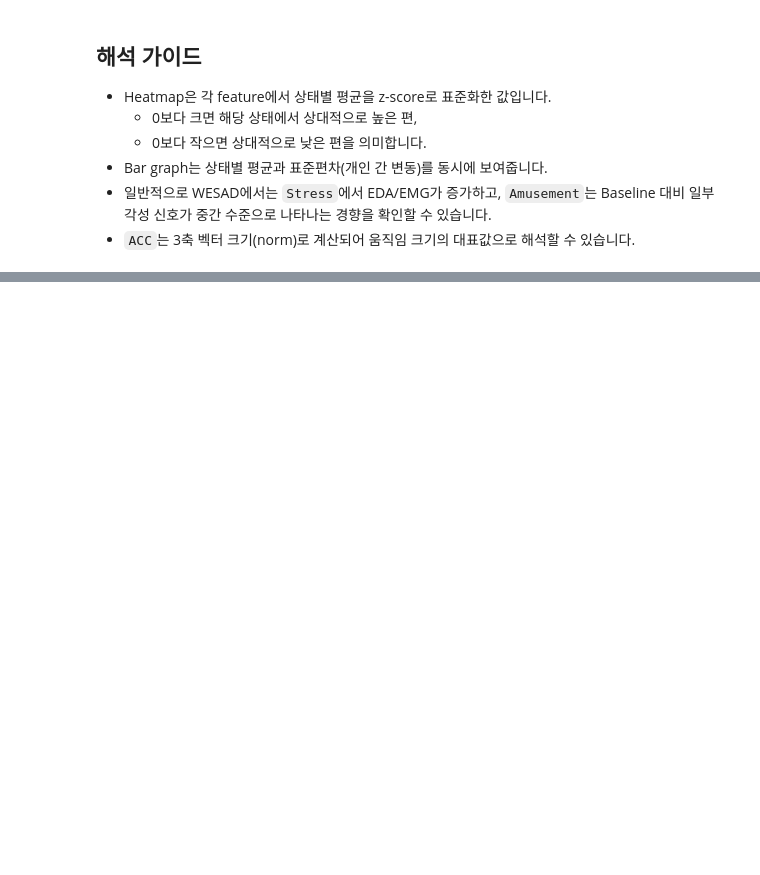
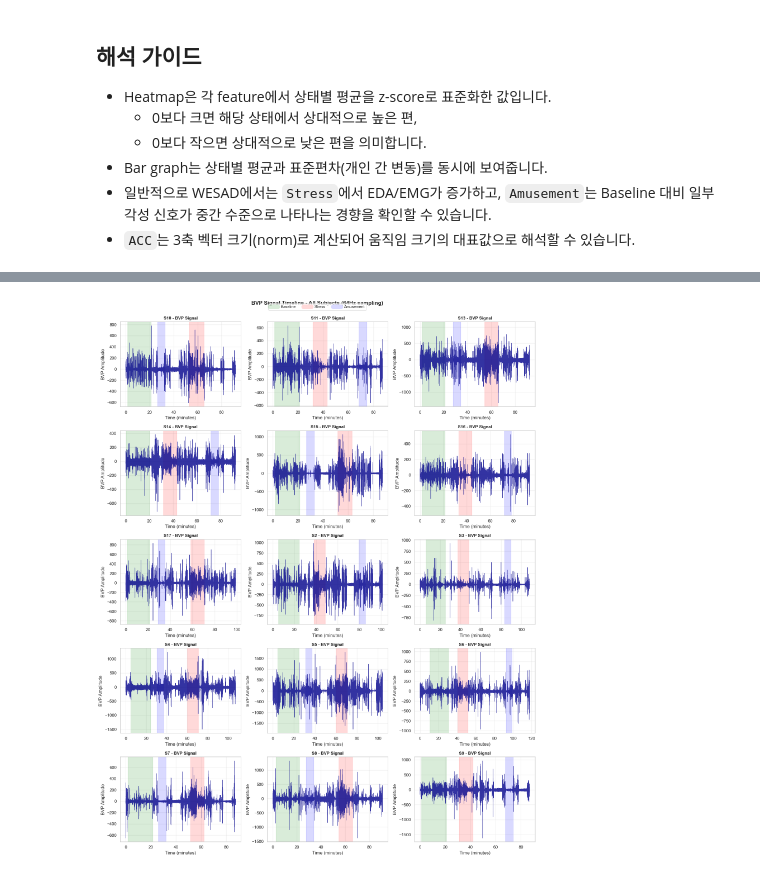
Before and after one commit to binghin2/Research, a Jupyter notebook: WESAD_classification/Data_analysis/Dataset_figure.ipynb, the cells around one changed output, grey strips where cells are left out. Cells and saved outputs as stored; diff of their text form; code cells hidden in the pictures; blank space fills up the shorter version.

```diff
--- a/WESAD_classification/Data_analysis/Dataset_figure.ipynb
+++ b/WESAD_classification/Data_analysis/Dataset_figure.ipynb
@@ -177,0 +253,79 @@ plt.show()
+# %%
+# 색상 맵 정의
+color_map = {1: "green", 2: "red", 3: "blue"}
+label_names = {1: "Baseline", 2: "Stress", 3: "Amusement"}
+
+# 모든 subject의 BVP timeline 그리기
+n_subjects = len(bvp_per_subject)
+n_cols = 3
+n_rows = (n_subjects + n_cols - 1) // n_cols
+
+fig, axes = plt.subplots(n_rows, n_cols, figsize=(16, 4 * n_rows))
+axes = axes.flatten()
+
+for idx, (subject_id, data) in enumerate(sorted(bvp_per_subject.items())):
+    ax = axes[idx]
+
+    bvp = data["bvp"]
+    labels = data["labels"]
+    sr = data["sr"]
+
+    # 라벨을 BVP 길이에 맞춰 정렬 (보간)
+    aligned_labels = align_labels_to_signal(len(bvp), labels)
+
+    # 시간축 (분 단위)
+    time_seconds = np.arange(len(bvp)) / sr
+    time_minutes = time_seconds / 60.0
+
+    # 배경색: 상태별로 표시
+    target_states = [1, 2, 3]
+    current_label = aligned_labels[0]
+    start_idx = 0
+
+    for i in range(1, len(aligned_labels)):
+        if aligned_labels[i] != current_label:
+            end_idx = i
+            if current_label in target_states:
+                color = color_map.get(current_label, "lightgray")
+                ax.axvspan(
+                    time_minutes[start_idx],
+                    time_minutes[end_idx],
+                    alpha=0.15,
+                    color=color,
+                )
+            current_label = aligned_labels[i]
+            start_idx = end_idx
+
+    # 마지막 세그먼트
+    if current_label in target_states:
+        color = color_map.get(current_label, "lightgray")
+        ax.axvspan(time_minutes[start_idx], time_minutes[-1], alpha=0.15, color=color)
+
+    # BVP 신호 플롯
+    ax.plot(time_minutes, bvp, linewidth=0.8, color="darkblue", alpha=0.8)
+    ax.set_title(f"{subject_id} - BVP Signal", fontsize=11, fontweight="bold")
+    ax.set_ylabel("BVP Amplitude")
+    ax.set_xlabel("Time (minutes)")
+    ax.grid(True, alpha=0.3)
+
+# 불필요한 subplot 제거
+for idx in range(n_subjects, len(axes)):
+    fig.delaxes(axes[idx])
+
+# 범례 추가 (첫 번째 subplot에만)
+handles = [
+    plt.Line2D([0], [0], color="green", lw=12, alpha=0.15, label="Baseline"),
+    plt.Line2D([0], [0], color="red", lw=12, alpha=0.15, label="Stress"),
+    plt.Line2D([0], [0], color="blue", lw=12, alpha=0.15, label="Amusement"),
+]
+fig.legend(handles=handles, loc="upper center", ncol=3, fontsize=10, bbox_to_anchor=(0.5, 1.00))
+
+plt.suptitle("BVP Signal Timeline - All Subjects (64Hz sampling)", fontsize=14, fontweight="bold", y=1.001)
+plt.tight_layout()
+plt.show()
+
+print("\n✓ BVP timeline visualization complete")
+print(f"  📊 {n_subjects} subjects displayed with stimulus background colors")
+print("  🟢 Green = Baseline | 🔴 Red = Stress | 🔵 Blue = Amusement")
+# %% [output]
+[figure, added]
```
Also changed, not shown: parts of 15 cells of this notebook.
